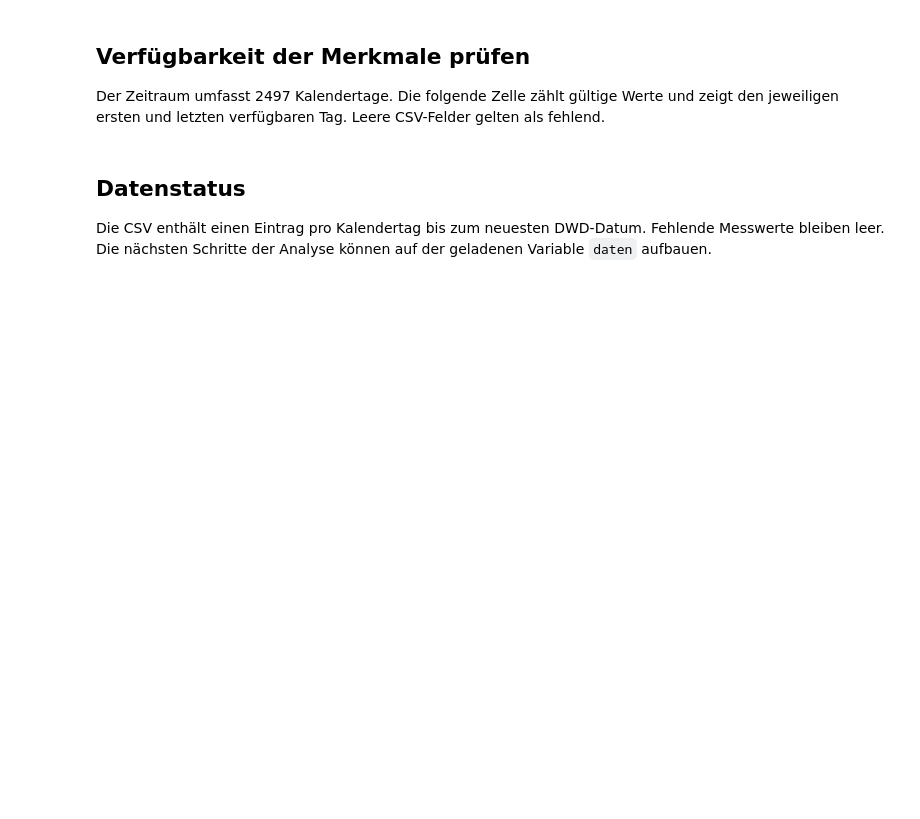
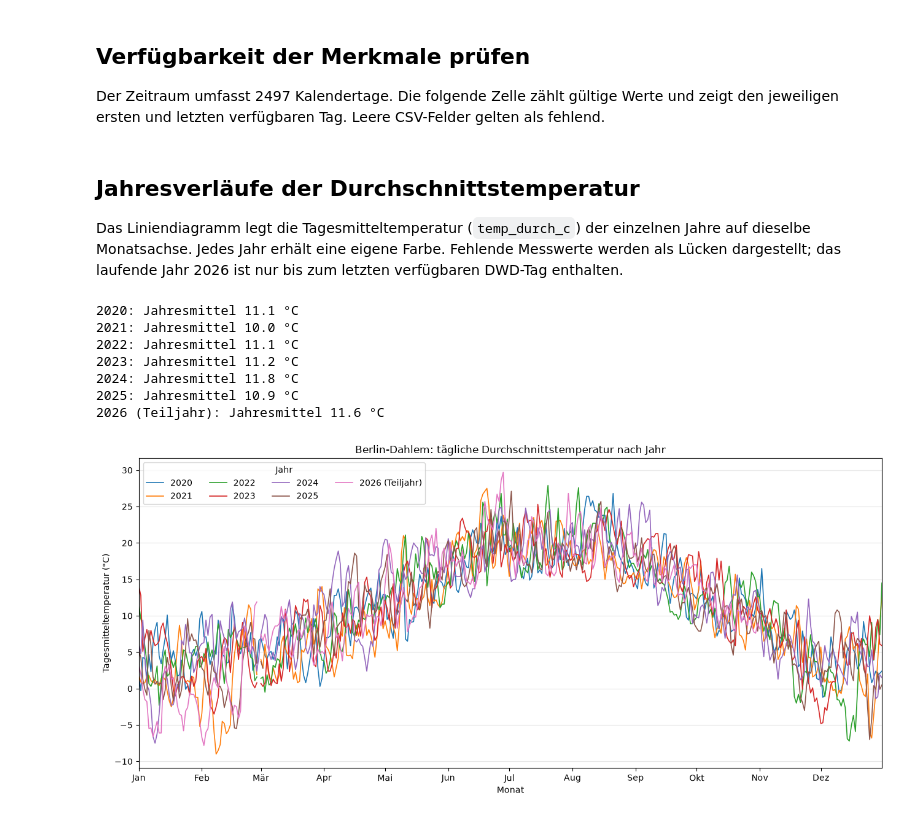
Before and after one commit to cd-LM/20261102-VL3-, a Jupyter notebook: DWD_Wetterdaten_Berlin_2020_bis_heute.ipynb, the cells around one changed output. Saved outputs shown, nothing was run; the diff lists cells and outputs as text; code cells hidden in the pictures; blank space fills up the shorter version.

Commit message:
Beispiel 3 Wetterdaten Diagramm

```diff
--- a/DWD_Wetterdaten_Berlin_2020_bis_heute.ipynb
+++ b/DWD_Wetterdaten_Berlin_2020_bis_heute.ipynb
@@ -48,6 +56,64 @@ for spalte, bezeichnung in merkmale.items():
         f"von {erster_tag} bis {letzter_tag}"
     )
 # %% [markdown]
-## Datenstatus
+## Jahresverläufe der Durchschnittstemperatur
 
-Die CSV enthält einen Eintrag pro Kalendertag bis zum neuesten DWD-Datum. Fehlende Messwerte bleiben leer. Die nächsten Schritte der Analyse können auf der geladenen Variable `daten` aufbauen.
+Das Liniendiagramm legt die Tagesmitteltemperatur (`temp_durch_c`) der einzelnen Jahre auf dieselbe Monatsachse. Jedes Jahr erhält eine eigene Farbe. Fehlende Messwerte werden als Lücken dargestellt; das laufende Jahr 2026 ist nur bis zum letzten verfügbaren DWD-Tag enthalten.
+# %%
+import matplotlib.pyplot as plt
+from datetime import date, timedelta
+
+jahreswerte = {}
+for eintrag in daten:
+    if eintrag["temp_durch_c"]:
+        messdatum = date.fromisoformat(eintrag["datum"])
+        jahreswerte.setdefault(messdatum.year, {})[
+            (messdatum.month, messdatum.day)
+        ] = float(eintrag["temp_durch_c"])
+
+kalenderdaten = [date(2000, 1, 1) + timedelta(days=tag) for tag in range(366)]
+monate = [date(2000, monat, 1) for monat in range(1, 13)]
+monatsnamen = ["Jan", "Feb", "Mär", "Apr", "Mai", "Jun", "Jul", "Aug", "Sep", "Okt", "Nov", "Dez"]
+
+fig, ax = plt.subplots(figsize=(13, 6))
+farben = plt.get_cmap("tab10")
+letztes_jahr = max(jahreswerte)
+
+for farbindex, jahr in enumerate(sorted(jahreswerte)):
+    werte = [
+        jahreswerte[jahr].get((tag.month, tag.day), float("nan"))
+        for tag in kalenderdaten
+    ]
+    label = f"{jahr}"
+    if jahr == letztes_jahr and len(jahreswerte[jahr]) < 365:
+        label += " (Teiljahr)"
+    ax.plot(
+        kalenderdaten,
+        werte,
+        color=farben(farbindex % 10),
+        linewidth=1.2,
+        label=label,
+    )
+    gueltige_werte = list(jahreswerte[jahr].values())
+    print(f"{label}: Jahresmittel {sum(gueltige_werte) / len(gueltige_werte):.1f} °C")
+
+ax.set_title("Berlin-Dahlem: tägliche Durchschnittstemperatur nach Jahr")
+ax.set_xlabel("Monat")
+ax.set_ylabel("Tagesmitteltemperatur (°C)")
+ax.set_xticks(monate, monatsnamen)
+ax.set_xlim(kalenderdaten[0], kalenderdaten[-1])
+ax.grid(axis="y", alpha=0.3)
+ax.legend(title="Jahr", ncols=4)
+fig.tight_layout()
+plt.show()
+plt.close(fig)
+del ax, farben, farbindex, fig, gueltige_werte, jahr, jahreswerte, kalenderdaten, label, letztes_jahr, messdatum, monate, monatsnamen, werte
+# %% [output]
+2020: Jahresmittel 11.1 °C
+2021: Jahresmittel 10.0 °C
+2022: Jahresmittel 11.1 °C
+2023: Jahresmittel 11.2 °C
+2024: Jahresmittel 11.8 °C
+2025: Jahresmittel 10.9 °C
+2026 (Teiljahr): Jahresmittel 11.6 °C
+[figure, added]
```
Also changed, not shown: parts of 2 cells of this notebook.
